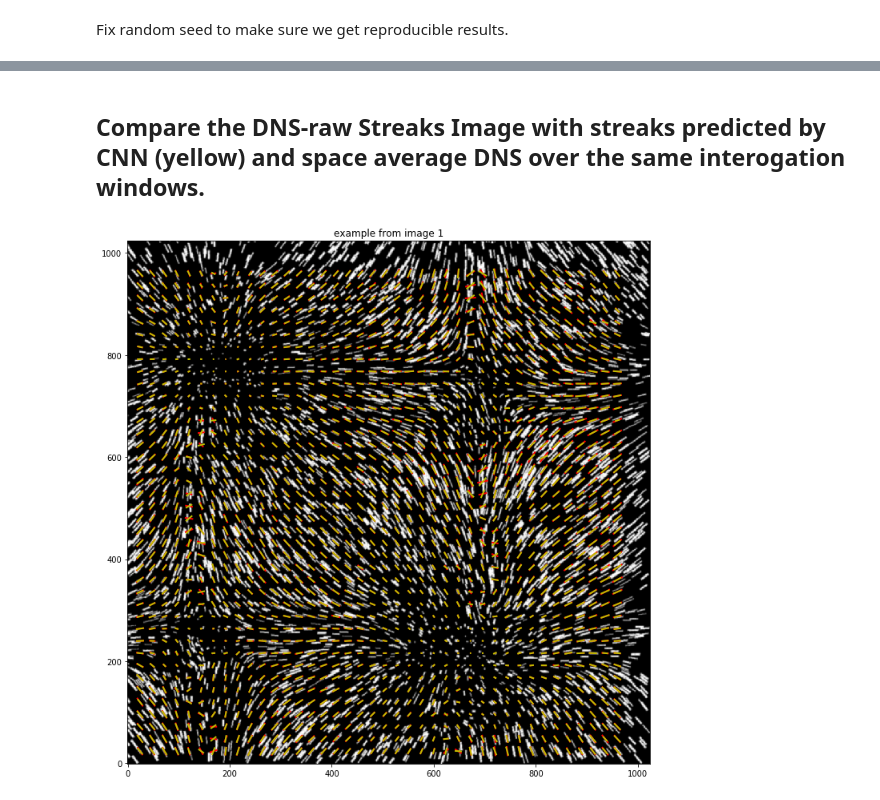
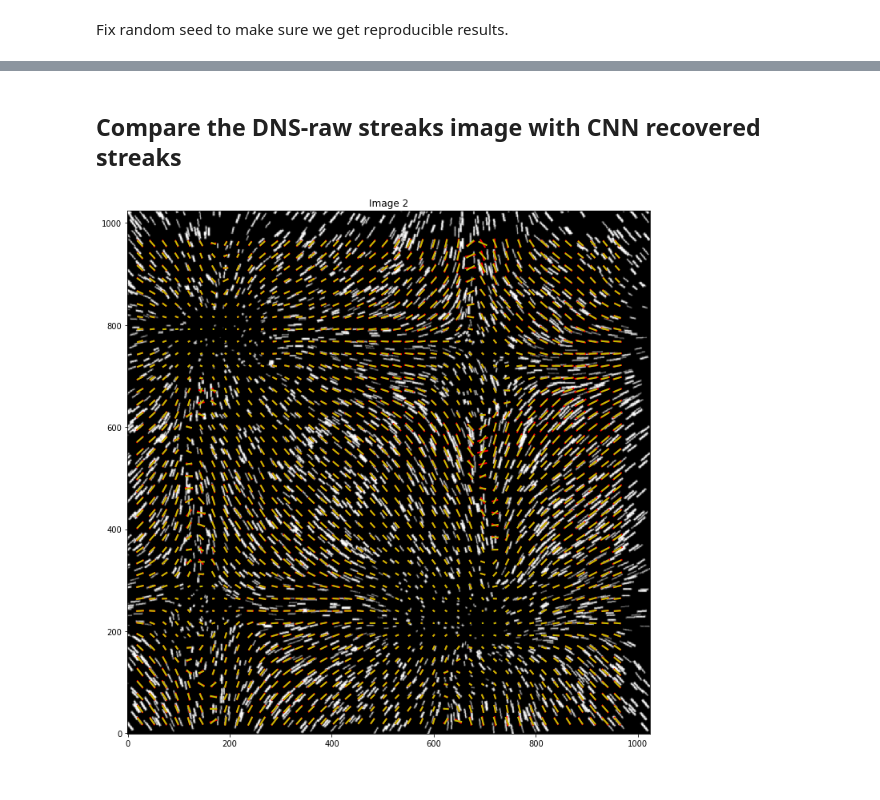
Before and after one commit to agrayver/streakcnn, a Jupyter notebook: test_CNN_on_DNS_pytorch.ipynb, the cells around one changed output, grey strips where cells are left out. Cells and saved outputs as stored; diff of their text form; code cells hidden in the pictures.

```diff
--- a/test_CNN_on_DNS_pytorch.ipynb
+++ b/test_CNN_on_DNS_pytorch.ipynb
@@ -375,22 +315,18 @@ h2=hist(np.array(errorAngle).flatten(),100, range=(-90,90),density=False)
-# %% [markdown]
-## Compare the DNS-raw Streaks Image with streaks predicted by CNN (yellow) and space average DNS over the same interogation windows.
+# %% [markdown]
+## Compare the DNS-raw streaks image with CNN recovered streaks
 # %%
 #select an image to compare the results to
-iImage=1
-
+iImage=2
 
 plotdns=True
 plotcnn=True
 showimage=True
 
-
 fig=figure(figsize=(12,12))
 ax = fig.add_subplot(1,1,1)
-ax.set_title('example from image {}'.format(str(iImage)))
+ax.set_title('Image %d' % iImage)
 if showimage==True:
-#gray()
-    #imshow(np.flipud(myImages[iImage,0,:,:]))
-    imshow((myImages[iImage,0,:,:]),origin='lower')
+    imshow((myImages[iImage,0,:,:]), origin='lower')
 
 #Streas from DNS
 if plotdns==True:
@@ -403,45 +339,31 @@ if plotdns==True:
     * displacementdns.flatten() / 2.
     yplus = ydns.flatten() + np.sin( angledns.flatten() * np.pi / 180) \
     * displacementdns.flatten() / 2.
 
     xydns = np.array(([xminus, yminus], [xplus, yplus]));
 
-
-#    imStreaks = Image.new('L', (x.shape[0],y.shape[1]),(0))
-#    draw = ImageDraw.Draw(imStreaks)
-
-
-
     for i in range(0,xydns.shape[2]):
-
         linedns = patches.Polygon(xydns[:,:,i], color = 'r', linewidth = 2)
         ax.add_patch(linedns)
-        #draw.line(((xydns[i,],_y0[indx[i]]),(_x1[i],_y1[i])), fill=(255), width=2)
 
 #Streaks from CNN
 if plotcnn==True:
     x0 = xcnn.flatten() - np.cos( np.mean(anglecnn,axis=0).flatten() * np.pi / 180) \
     * np.mean(displacementcnn,axis=0).flatten() / 2.
     x1 = xcnn.flatten() + np.cos( np.mean(anglecnn,axis=0).flatten() * np.pi / 180) \
     * np.mean(displacementcnn,axis=0).flatten() / 2.
 
     y0 = ycnn.flatten() - np.sin( np.mean(anglecnn,axis=0).flatten() * np.pi / 180) \
     * np.mean(displacementcnn,axis=0).flatten() / 2.
     y1 = ycnn.flatten() + np.sin( np.mean(anglecnn,axis=0).flatten() * np.pi / 180) \
     * np.mean(displacementcnn,axis=0).flatten() / 2.
 
     xycnn = np.array(([x0, y0], [x1, y1]));
 
-
     for i in range(0,xycnn.shape[2]):
-
         line = patches.Polygon(xycnn[:,:,i], color = 'y', linewidth = 2)
         ax.add_patch(line)
 
-
-
-
-#ax.pcolormesh(xdns,ydns,errorMap,alpha=0.4,cmap='inferno')
 show()
 # %% [output]
-[figure, old version]
+[figure, new version]
```
Also changed, not shown: parts of 22 cells of this notebook, 2 other files.
